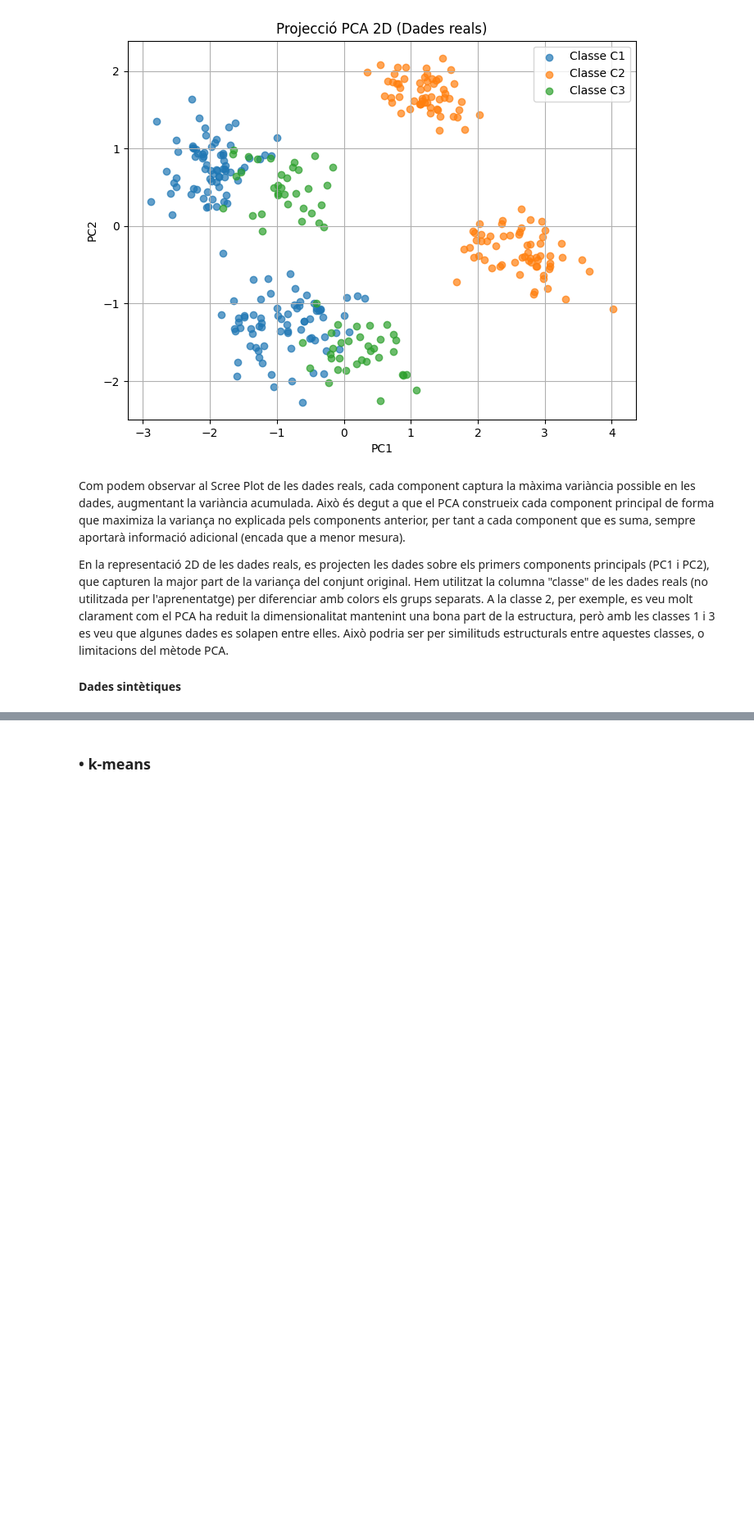
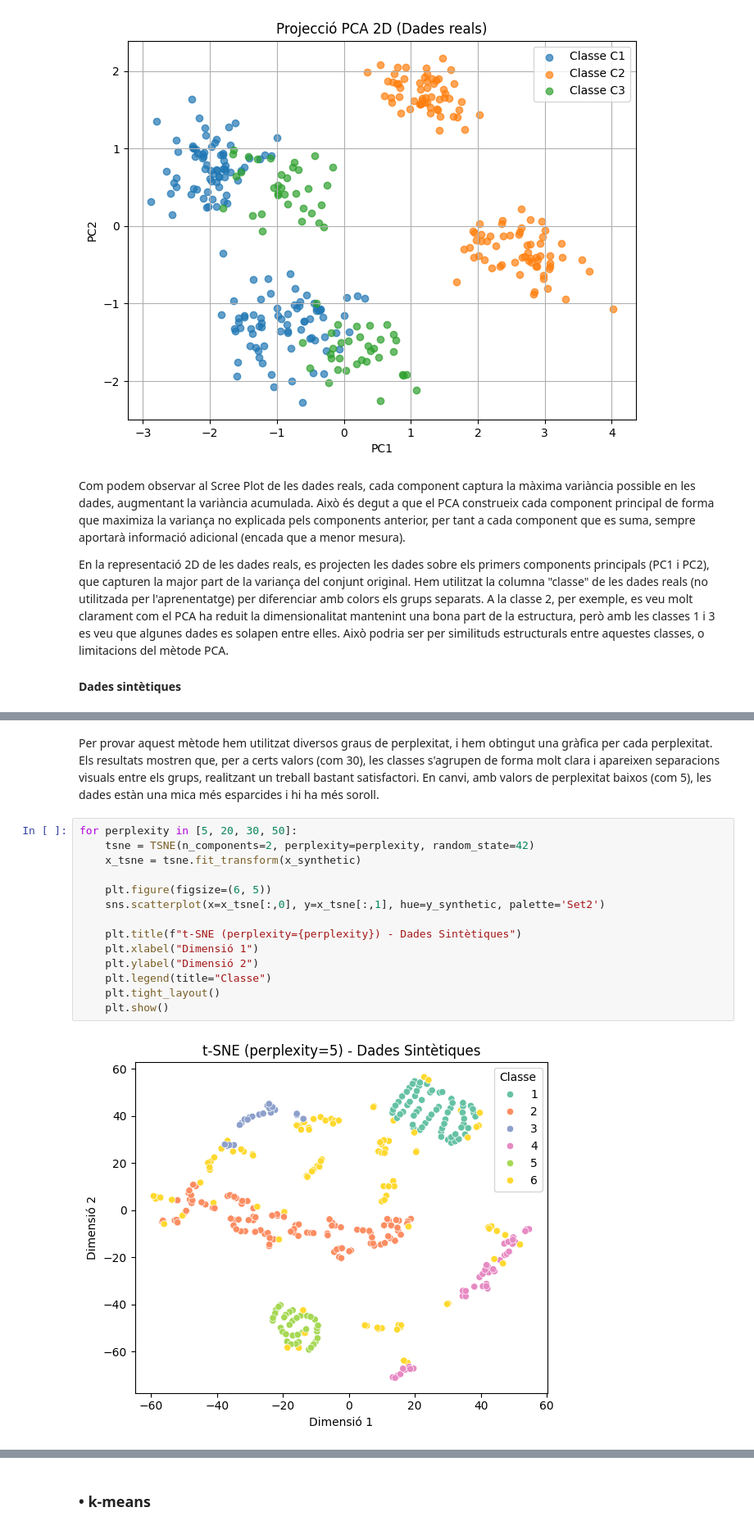
Before and after one commit to angelacn/Practica2AAMD, a Jupyter notebook: A2-Group_Y-Philippe_Lemoine-Angela_Carrillo.ipynb, the cells around one changed output, grey strips where cells are left out. Shown at 82% size. Saved outputs shown, nothing was run; the diff lists cells and outputs as text; blank space fills up the shorter version.

```diff
--- a/A2-Group_Y-Philippe_Lemoine-Angela_Carrillo.ipynb
+++ b/A2-Group_Y-Philippe_Lemoine-Angela_Carrillo.ipynb
@@ -139,0 +163,18 @@ plt.show()
+# %% [markdown]
+Per provar aquest mètode hem utilitzat diversos graus de perplexitat, i hem obtingut una gràfica per cada perplexitat. Els resultats mostren que, per a certs valors (com 30), les classes s'agrupen de forma molt clara i apareixen separacions visuals entre els grups, realitzant un treball bastant satisfactori. En canvi, amb valors de perplexitat baixos (com 5), les dades estàn una mica més esparcides i hi ha més soroll.
+# %%
+for perplexity in [5, 20, 30, 50]:
+    tsne = TSNE(n_components=2, perplexity=perplexity, random_state=42)
+    x_tsne = tsne.fit_transform(x_synthetic)
+
+    plt.figure(figsize=(6, 5))
+    sns.scatterplot(x=x_tsne[:,0], y=x_tsne[:,1], hue=y_synthetic, palette='Set2')
+
+    plt.title(f"t-SNE (perplexity={perplexity}) - Dades Sintètiques")
+    plt.xlabel("Dimensió 1")
+    plt.ylabel("Dimensió 2")
+    plt.legend(title="Classe")
+    plt.tight_layout()
+    plt.show()
+# %% [output]
+[figure, added]
```
Also changed, not shown: parts of 8 cells of this notebook.
